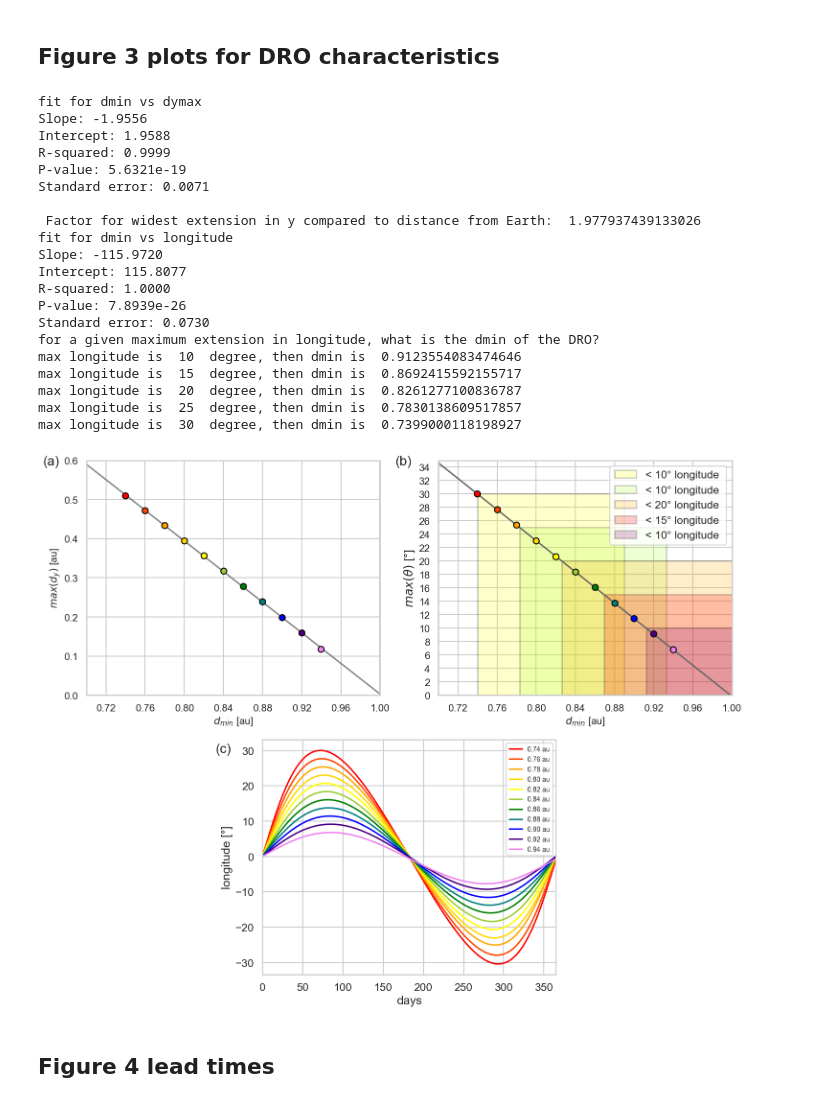
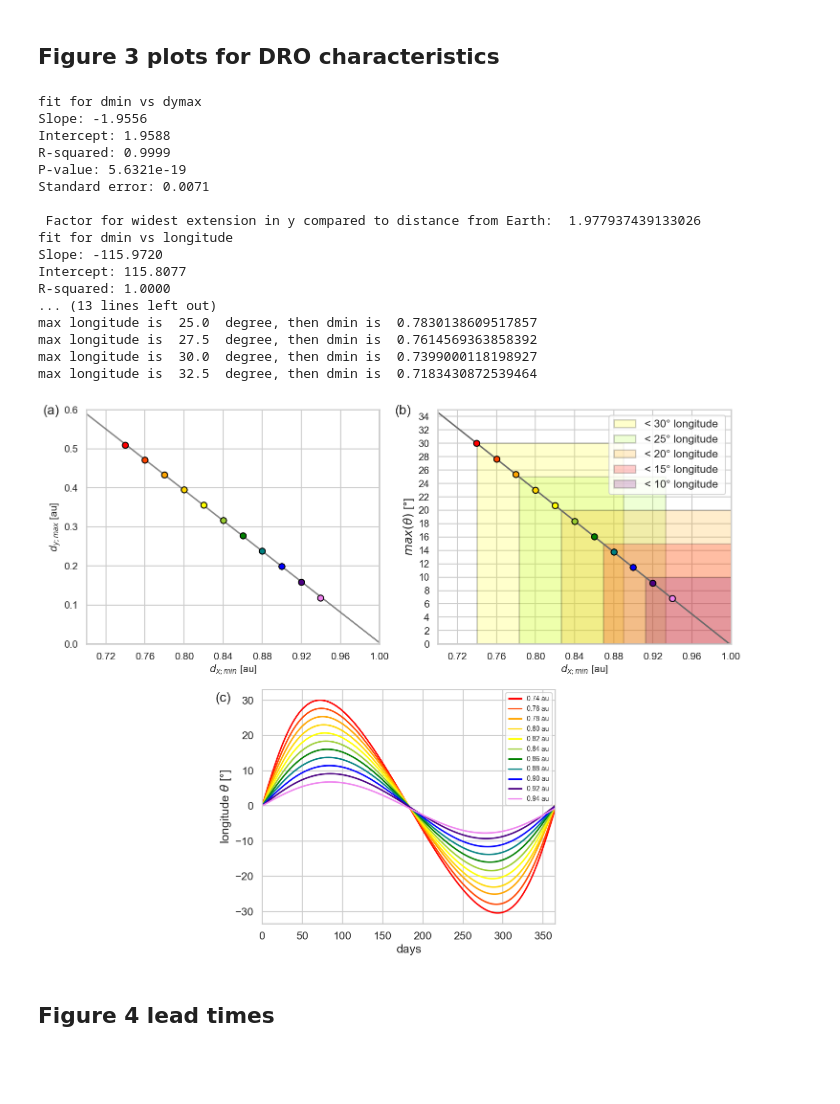
Before and after one commit to cmoestl/dro_orbits, a Jupyter notebook: dro.ipynb, the cells around one changed output. Saved outputs shown, nothing was run; the diff lists cells and outputs as text; code cells hidden in the pictures; blank space fills up the shorter version.

```diff
--- a/dro.ipynb
+++ b/dro.ipynb
@@ -482,8 +476,6 @@ plt.savefig('results/fig1_initial_cartesian_dro.pdf', dpi=300,bbox_inches='tight
 # %%
 file_dir='orbit_files/'
 
-
-######### *** to do: add time axis in hours
 
 years=1
 days = 366*years  # Simulate for 1 year
@@ -495,7 +487,7 @@ for i in np.arange(11):
 
     #access orbits like: x1=orbits_cart[0,:,3], first coordinate x=0 or y=1, then data, then orbit #
     #first cartesian x y, and then r and longitude in rad, in recarray
-    dro_i = np.rec.fromarrays([orbits_cart[0,:,i], orbits_cart[1,:,i], orbits_polar[0,:,i], orbits_polar[1,:,i]],dtype=[('x', 'f8'), ('y', 'f8'), ('r', 'f8'), ('lon', 'f8')])
+    dro_i = np.rec.fromarrays([t_eval,orbits_cart[0,:,i], orbits_cart[1,:,i], orbits_polar[0,:,i], orbits_polar[1,:,i]],dtype=[('time', 'f8'),('x', 'f8'), ('y', 'f8'), ('r', 'f8'), ('lon', 'f8')])
 
     #define filename
     dmin_str='0_'+str(f"{orbits_cart[0,0,i]:.2f}")[2:4]
@@ -507,7 +499,7 @@ for i in np.arange(11):
 
     #write ASCII files
     filename_txt='dro'+str(f"{i:02d}")+'__'+dmin_str+'au.txt'
-    np.savetxt(file_dir+filename_txt, dro_i, header='x [au] y [au] r [au] lon [rad]', fmt='%.6f')
+    np.savetxt(file_dir+filename_txt, dro_i, header='time [hours] x [au] y [au] r [au] lon [rad] HEE coordinates', fmt='%.6f')
 
     print('orbit written into', file_dir+filename_pickle, ' ',filename_txt, ' ',dmin_str)
 
@@ -653,8 +645,8 @@ for i in np.arange(11):
     ax1.scatter(minx,maxy, marker='o',c=dro_colors[i],edgecolor='black',zorder=3)
 
 
-ax1.set_xlabel('$d_{min}$ [au]',fontsize=15)
-ax1.set_ylabel('$max(d_{y})$ [au]',fontsize=15)
+ax1.set_xlabel('$d_{x;min}$ [au]',fontsize=15)
+ax1.set_ylabel('$d_{y;max}$ [au]',fontsize=15)
 ax1.set_xlim(0.7, 1.0)
 ax1.set_ylim(0,0.6)
 ax1.tick_params(axis='x', labelsize=15)
@@ -677,9 +669,7 @@ print()
 y_fit1 = x_fit*slope + intercept
 ax1.plot(x_fit,y_fit1, c='dimgrey',alpha=0.8,zorder=1)
 
-
 print(' Factor for widest extension in y compared to distance from Earth: ',np.mean(np.array(maxy_list)/(1-np.array(minx_list))))
-
 
 
 ########################## (b) widest extension in longitude
@@ -693,8 +683,7 @@ for i in np.arange(11):
     maxlong_list.append(maxlong)
     ax2.scatter(minx_list[i],maxlong, marker='o',c=dro_colors[i],edgecolor='black',zorder=3)
 
-
-ax2.set_xlabel('$d_{min}$ [au]',fontsize=15)
+ax2.set_xlabel('$d_{x;min}$ [au]',fontsize=15)
 ax2.set_ylabel(r'$max( \theta )$ [°]')
 ax2.set_xlim(0.7, 1.0)
 ax2.set_ylim(0,35)
@@ -718,21 +707,20 @@ y_fit2 = x_fit*slope + intercept
 ax2.plot(x_fit,y_fit2, c='dimgrey')
 
 
-
 # Rectangle((x_start, y_start), width, height)
 
 box = Rectangle(((30-intercept)/slope, 0), 0.15, 30,
                 facecolor='yellow',
                 alpha=0.2,
                 edgecolor='k',
-                linewidth=2, label='< 10° longitude ')
+                linewidth=2, label='< 30° longitude ')
 ax2.add_patch(box)
 
 box = Rectangle(((25-intercept)/slope, 0), 0.15, 25,
                 facecolor='greenyellow',
                 alpha=0.2,
                 edgecolor='k',
-                linewidth=2, label='< 10° longitude ')
+                linewidth=2, label='< 25° longitude ')
 ax2.add_patch(box)
 
 
@@ -762,16 +750,14 @@ box = Rectangle(((10-intercept)/slope, 0), 0.15, 10,
 ax2.add_patch(box)
 
 
+print()
+print('For Table 1:')
 print('for a given maximum extension in longitude, what is the dmin of the DRO?')
 
-for i in np.arange(10,35,5):
+for i in np.arange(5,35,2.5):
     print('max longitude is ',i,' degree, then dmin is ',(i-intercept)/slope)
 
-
-
 ax2.legend()
-
-
 
 
 ########################## (c) orbital periods
@@ -788,50 +774,45 @@ for i in np.arange(11):
     ax3.plot(t_eval/(24),np.rad2deg(orbits_polar[1,:,i]),c=dro_colors[i], label=labeling[i])
 
 ax3.set_xlabel('days')
-ax3.set_ylabel('longitude [°]')
+ax3.set_ylabel(r'longitude $\theta$ [°]')
 ax3.set_xlim(0, 365)
 ax3.legend(fontsize=10)
 
 #with SHIELD distribution
 #ax.scatter(x1[shield_i],y1[shield_i],marker='o',c='black')
 #ax.scatter(x2[shield_i],y2[shield_i],marker='o',c='red')
 #ax.scatter(x3[shield_i],y3[shield_i],marker='o',c='blue')
 #ax.scatter(x4[shield_i],y4[shield_i],marker='o',c='green')
 #ax.scatter(x5[shield_i],y5[shield_i],marker='o',c='orange')
 
-
 ############
-
 ### labels
 fig.text(0.01, 0.98, '(a)', fontsize=20, va='top', ha='left')
 fig.text(0.50, 0.98, '(b)', fontsize=20, va='top', ha='left')
 fig.text(0.25, 0.48, '(c)', fontsize=20, va='top', ha='left')
 
 plt.tight_layout()
 plt.savefig('results/fig3_characterize.pdf', dpi=300,bbox_inches='tight')
 plt.savefig('results/fig3_characterize.png', dpi=300,bbox_inches='tight')
 # %% [output]
 fit for dmin vs dymax
 Slope: -1.9556
 Intercept: 1.9588
 R-squared: 0.9999
 P-value: 5.6321e-19
 Standard error: 0.0071
 
  Factor for widest extension in y compared to distance from Earth:  1.977937439133026
 fit for dmin vs longitude
 Slope: -115.9720
 Intercept: 115.8077
 R-squared: 1.0000
-P-value: 7.8939e-26
-Standard error: 0.0730
-for a given maximum extension in longitude, what is the dmin of the DRO?
-max longitude is  10  degree, then dmin is  0.9123554083474646
-max longitude is  15  degree, then dmin is  0.8692415592155717
-max longitude is  20  degree, then dmin is  0.8261277100836787
-max longitude is  25  degree, then dmin is  0.7830138609517857
-max longitude is  30  degree, then dmin is  0.7399000118198927
+... (13 lines left out)
+max longitude is  25.0  degree, then dmin is  0.7830138609517857
+max longitude is  27.5  degree, then dmin is  0.7614569363858392
+max longitude is  30.0  degree, then dmin is  0.7399000118198927
+max longitude is  32.5  degree, then dmin is  0.7183430872539464
-[figure, old version]
+[figure, new version]
 # %% [markdown]
 ## Figure 4  lead times
 # %%
```
Also changed, not shown: parts of 27 cells of this notebook, 41 other files.
